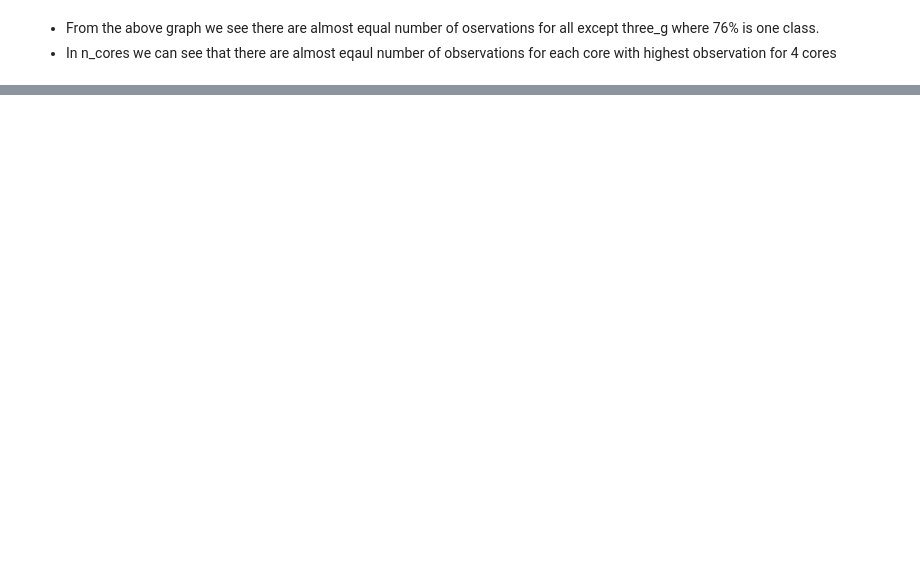
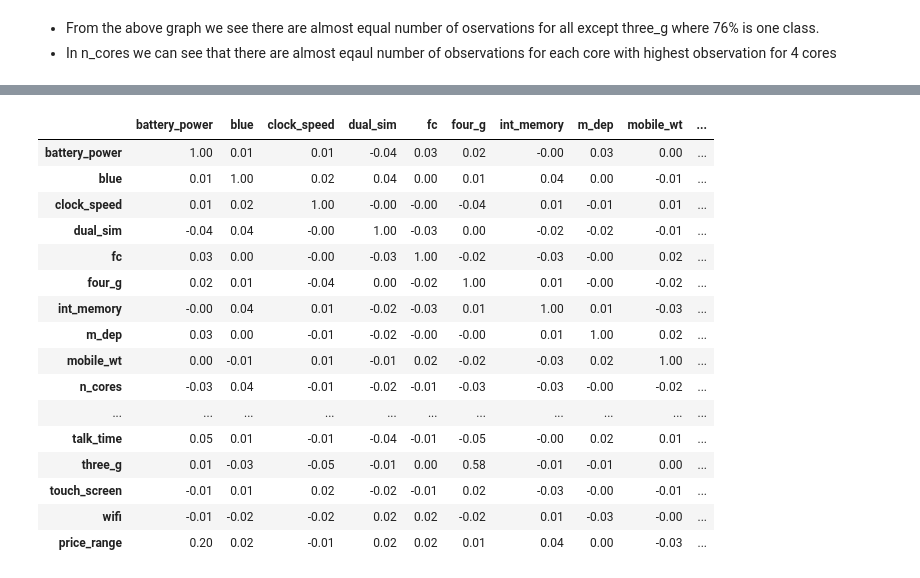
Before and after one commit to rahool010/Mobile-Price-Range-Prediction, a Jupyter notebook: Mobile_Price_Range_Prediction_Capstone_Project.ipynb, the cells around one changed output, grey strips where cells are left out. Cells and saved outputs as stored; diff of their text form; code cells hidden in the pictures; blank space fills up the shorter version.

```diff
--- a/Mobile_Price_Range_Prediction_Capstone_Project.ipynb
+++ b/Mobile_Price_Range_Prediction_Capstone_Project.ipynb
@@ -197,0 +222,20 @@ plt.show()
+# %%
+df.corr().style.background_gradient(cmap="Blues").set_precision(2)
+# %% [output]
+|  | battery_power | blue | clock_speed | dual_sim | fc | four_g | int_memory | m_dep | mobile_wt | ... |
+| battery_power | 1.00 | 0.01 | 0.01 | -0.04 | 0.03 | 0.02 | -0.00 | 0.03 | 0.00 | ... |
+| blue | 0.01 | 1.00 | 0.02 | 0.04 | 0.00 | 0.01 | 0.04 | 0.00 | -0.01 | ... |
+| clock_speed | 0.01 | 0.02 | 1.00 | -0.00 | -0.00 | -0.04 | 0.01 | -0.01 | 0.01 | ... |
+| dual_sim | -0.04 | 0.04 | -0.00 | 1.00 | -0.03 | 0.00 | -0.02 | -0.02 | -0.01 | ... |
+| fc | 0.03 | 0.00 | -0.00 | -0.03 | 1.00 | -0.02 | -0.03 | -0.00 | 0.02 | ... |
+| four_g | 0.02 | 0.01 | -0.04 | 0.00 | -0.02 | 1.00 | 0.01 | -0.00 | -0.02 | ... |
+| int_memory | -0.00 | 0.04 | 0.01 | -0.02 | -0.03 | 0.01 | 1.00 | 0.01 | -0.03 | ... |
+| m_dep | 0.03 | 0.00 | -0.01 | -0.02 | -0.00 | -0.00 | 0.01 | 1.00 | 0.02 | ... |
+| mobile_wt | 0.00 | -0.01 | 0.01 | -0.01 | 0.02 | -0.02 | -0.03 | 0.02 | 1.00 | ... |
+| n_cores | -0.03 | 0.04 | -0.01 | -0.02 | -0.01 | -0.03 | -0.03 | -0.00 | -0.02 | ... |
+| ... | ... | ... | ... | ... | ... | ... | ... | ... | ... | ... |
+| talk_time | 0.05 | 0.01 | -0.01 | -0.04 | -0.01 | -0.05 | -0.00 | 0.02 | 0.01 | ... |
+| three_g | 0.01 | -0.03 | -0.05 | -0.01 | 0.00 | 0.58 | -0.01 | -0.01 | 0.00 | ... |
+| touch_screen | -0.01 | 0.01 | 0.02 | -0.02 | -0.01 | 0.02 | -0.03 | -0.00 | -0.01 | ... |
+| wifi | -0.01 | -0.02 | -0.02 | 0.02 | 0.02 | -0.02 | 0.01 | -0.03 | -0.00 | ... |
+| price_range | 0.20 | 0.02 | -0.01 | 0.02 | 0.02 | 0.01 | 0.04 | 0.00 | -0.03 | ... |
```
Also changed, not shown: parts of 4 cells of this notebook.
